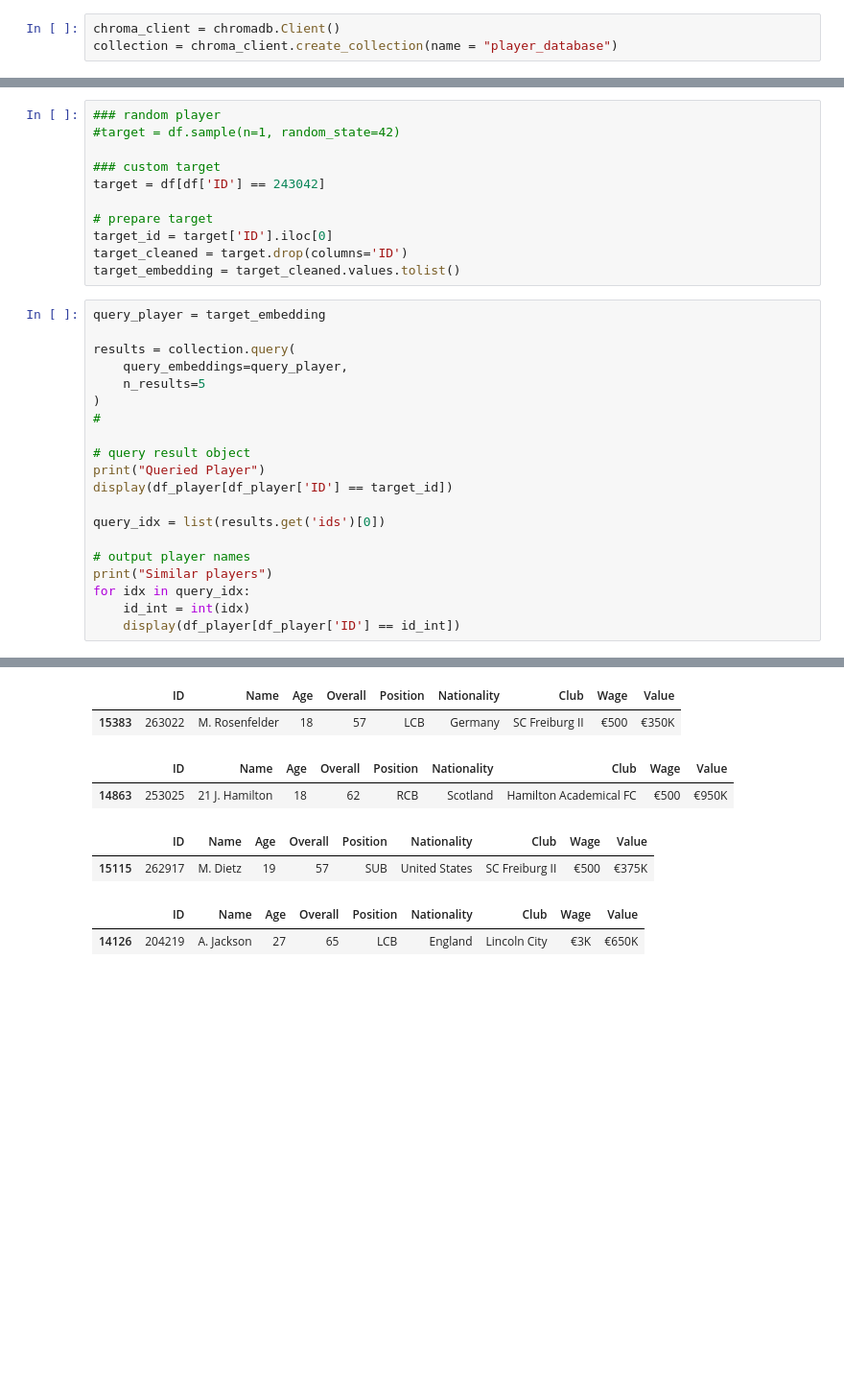
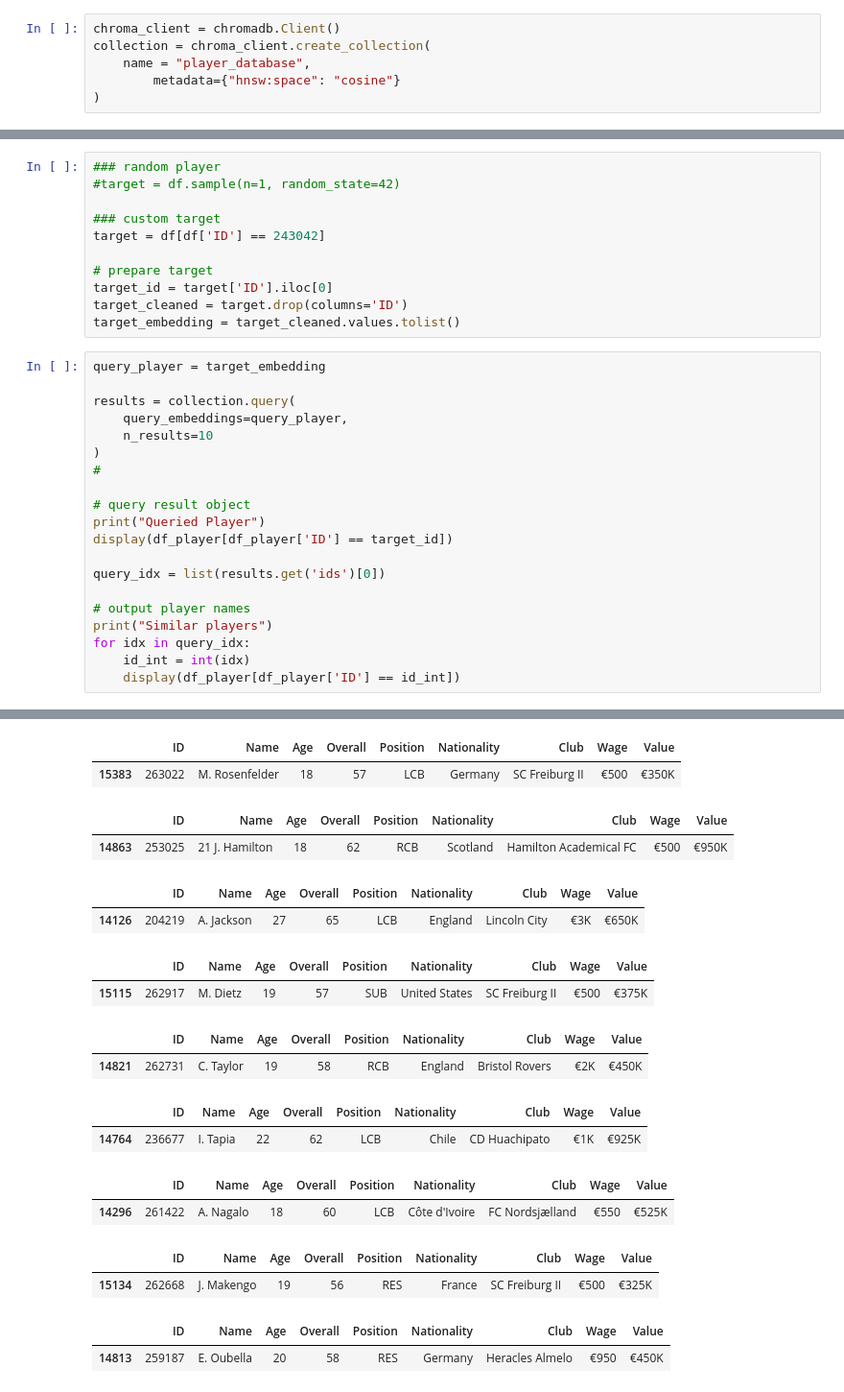
Before and after one commit to allorenz/football-player-similarity, a Jupyter notebook: src/vector_database.ipynb, the cells around one changed output, grey strips where cells are left out. Shown at 96% size. Saved outputs shown, nothing was run; the diff lists cells and outputs as text; blank space fills up the shorter version.

```diff
--- a/src/vector_database.ipynb
+++ b/src/vector_database.ipynb
@@ -49,7 +49,10 @@ Drop unnesseracy columns.
 ### Create Vector Database
 # %%
 chroma_client = chromadb.Client()
-collection = chroma_client.create_collection(name = "player_database")
+collection = chroma_client.create_collection(
+    name = "player_database",
+        metadata={"hnsw:space": "cosine"}
+)
 # %% [markdown]
 #### Prepare Data
 * The `id` needs is denoted from the `df` dataframe and stored seperately into one dimensional array/list.
@@ -96,33 +92,43 @@ query_player = target_embedding
 
 results = collection.query(
     query_embeddings=query_player,
-    n_results=5
+    n_results=10
 )
 #
 
 # query result object
 print("Queried Player")
 display(df_player[df_player['ID'] == target_id])
 
 query_idx = list(results.get('ids')[0])
 
 # output player names
 print("Similar players")
 for idx in query_idx:
     id_int = int(idx)
     display(df_player[df_player['ID'] == id_int])
 # %% [output]
 Queried Player
 |  | ID | Name | Age | Overall | Position | Nationality | Club | Wage | Value |
 | 14900 | 243042 | N. Kastenhofer | 22 | 59 | LCB | Germany | Hallescher FC | €700 | €475K |
 Similar players
 |  | ID | Name | Age | Overall | Position | Nationality | Club | Wage | Value |
 | 14900 | 243042 | N. Kastenhofer | 22 | 59 | LCB | Germany | Hallescher FC | €700 | €475K |
 |  | ID | Name | Age | Overall | Position | Nationality | Club | Wage | Value |
 | 15383 | 263022 | M. Rosenfelder | 18 | 57 | LCB | Germany | SC Freiburg II | €500 | €350K |
 |  | ID | Name | Age | Overall | Position | Nationality | Club | Wage | Value |
 | 14863 | 253025 | 21 J. Hamilton | 18 | 62 | RCB | Scotland | Hamilton Academical FC | €500 | €950K |
 |  | ID | Name | Age | Overall | Position | Nationality | Club | Wage | Value |
-| 15115 | 262917 | M. Dietz | 19 | 57 | SUB | United States | SC Freiburg II | €500 | €375K |
+| 14126 | 204219 | A. Jackson | 27 | 65 | LCB | England | Lincoln City | €3K | €650K |
 |  | ID | Name | Age | Overall | Position | Nationality | Club | Wage | Value |
-| 14126 | 204219 | A. Jackson | 27 | 65 | LCB | England | Lincoln City | €3K | €650K |
+| 15115 | 262917 | M. Dietz | 19 | 57 | SUB | United States | SC Freiburg II | €500 | €375K |
+|  | ID | Name | Age | Overall | Position | Nationality | Club | Wage | Value |
+| 14821 | 262731 | C. Taylor | 19 | 58 | RCB | England | Bristol Rovers | €2K | €450K |
+|  | ID | Name | Age | Overall | Position | Nationality | Club | Wage | Value |
+| 14764 | 236677 | I. Tapia | 22 | 62 | LCB | Chile | CD Huachipato | €1K | €925K |
+|  | ID | Name | Age | Overall | Position | Nationality | Club | Wage | Value |
+| 14296 | 261422 | A. Nagalo | 18 | 60 | LCB | Côte d'Ivoire | FC Nordsjælland | €550 | €525K |
+|  | ID | Name | Age | Overall | Position | Nationality | Club | Wage | Value |
+| 15134 | 262668 | J. Makengo | 19 | 56 | RES | France | SC Freiburg II | €500 | €325K |
+|  | ID | Name | Age | Overall | Position | Nationality | Club | Wage | Value |
+| 14813 | 259187 | E. Oubella | 20 | 58 | RES | Germany | Heracles Almelo | €950 | €450K |
```
Also changed, not shown: parts of 4 cells of this notebook, 1 other file.
